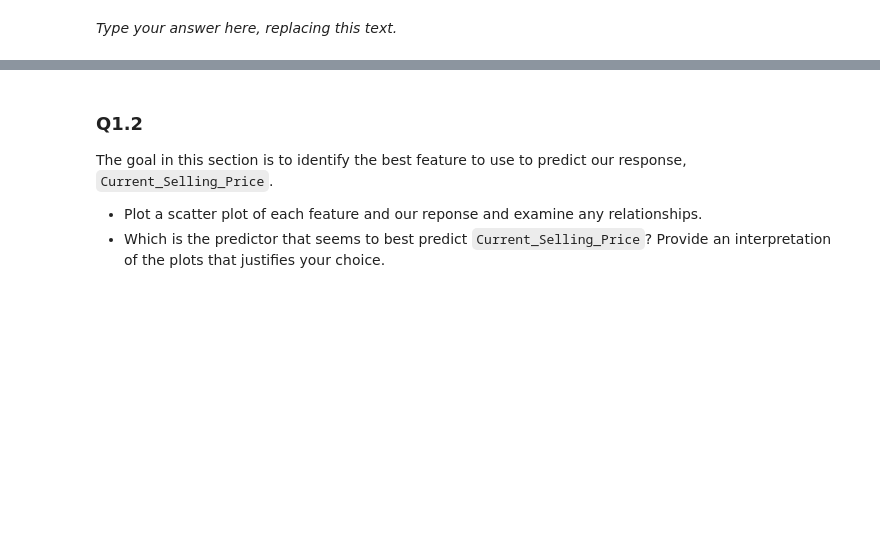
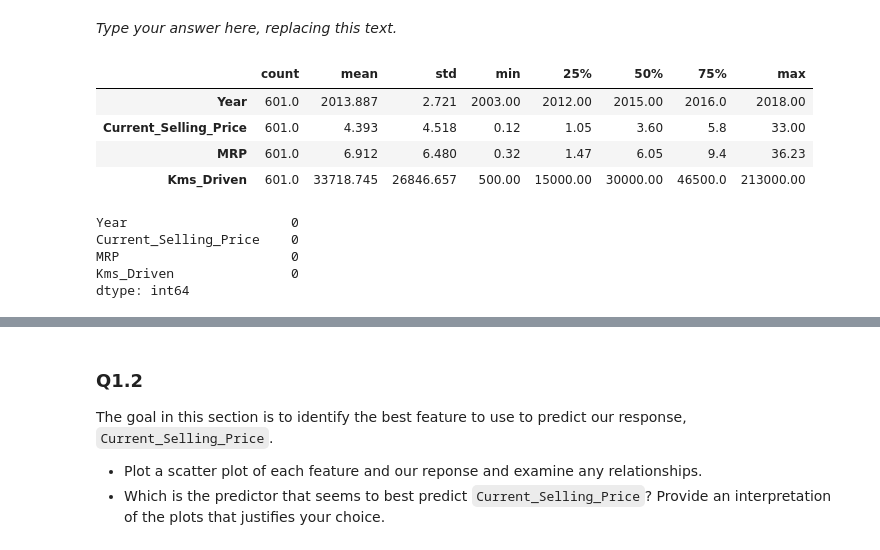
Before and after one commit to chlovec/hues_programs, a Jupyter notebook: cscie_1090a/cs1090a_hw2/cs1090a_hw2.ipynb, the cells around one changed output, grey strips where cells are left out. Saved outputs shown, nothing was run; the diff lists cells and outputs as text; code cells hidden in the pictures; blank space fills up the shorter version.

```diff
--- a/cscie_1090a/cs1090a_hw2/cs1090a_hw2.ipynb
+++ b/cscie_1090a/cs1090a_hw2/cs1090a_hw2.ipynb
@@ -140,0 +139,17 @@ _Type your answer here, replacing this text._
+# %%
+df = pd.read_csv("data/car_dekho_full.csv")
+df.describe(include="all").T
+# %% [output]
+|  | count | mean | std | min | 25% | 50% | 75% | max |
+| Year | 601.0 | 2013.887 | 2.721 | 2003.00 | 2012.00 | 2015.00 | 2016.0 | 2018.00 |
+| Current_Selling_Price | 601.0 | 4.393 | 4.518 | 0.12 | 1.05 | 3.60 | 5.8 | 33.00 |
+| MRP | 601.0 | 6.912 | 6.480 | 0.32 | 1.47 | 6.05 | 9.4 | 36.23 |
+| Kms_Driven | 601.0 | 33718.745 | 26846.657 | 500.00 | 15000.00 | 30000.00 | 46500.0 | 213000.00 |
+# %%
+df.isnull().sum()
+# %% [output]
+Year                     0
+Current_Selling_Price    0
+MRP                      0
+Kms_Driven               0
+dtype: int64
```
Also changed, not shown: parts of 11 cells of this notebook, 21 other files.
